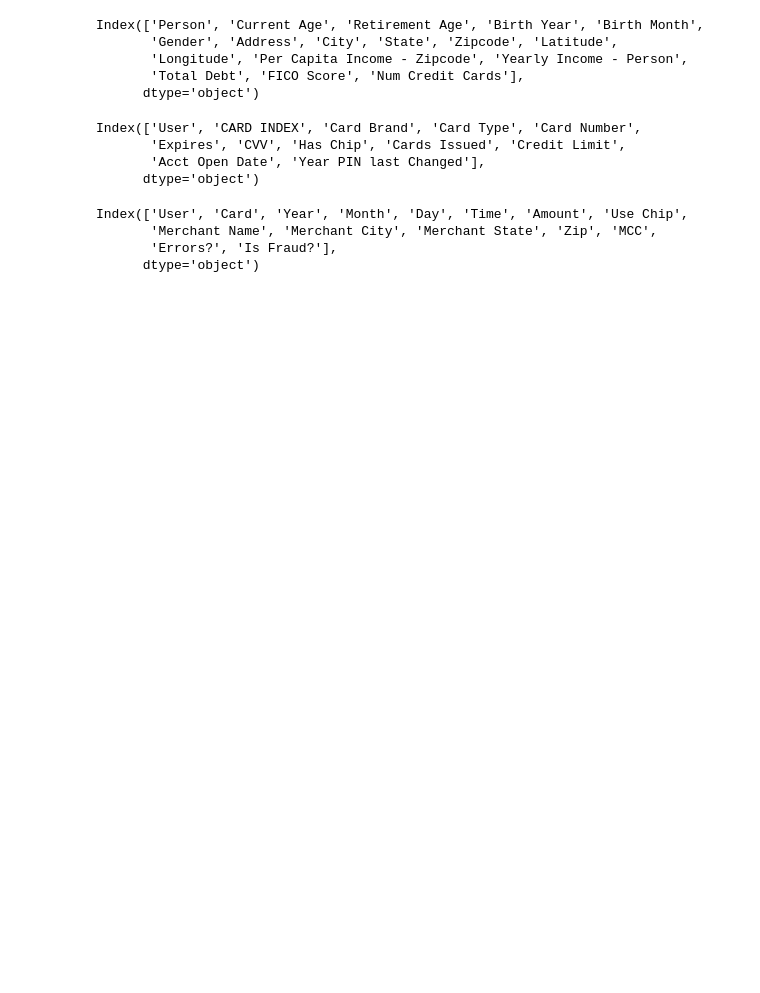
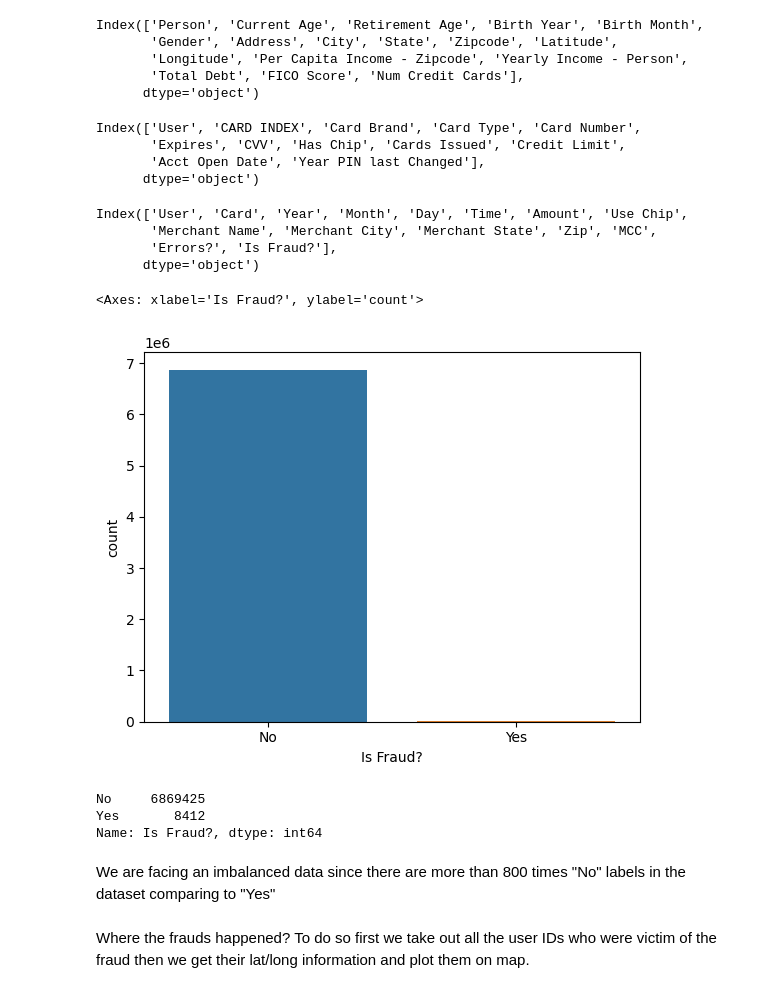
Before and after one commit to Hoomaaan/Finance-Fraud-Detection, a Jupyter notebook: main.ipynb, the cells around one changed output. Saved outputs shown, nothing was run; the diff lists cells and outputs as text; code cells hidden in the pictures; blank space fills up the shorter version.

```diff
--- a/main.ipynb
+++ b/main.ipynb
@@ -191,3 +192,18 @@ Index(['User', 'Card', 'Year', 'Month', 'Day', 'Time', 'Amount', 'Use Chip',
        'Merchant Name', 'Merchant City', 'Merchant State', 'Zip', 'MCC',
        'Errors?', 'Is Fraud?'],
       dtype='object')
+# %%
+sns.countplot(data=transactions_df, x='Is Fraud?')
+# %% [output]
+<Axes: xlabel='Is Fraud?', ylabel='count'>
+[figure, added]
+# %%
+transactions_df['Is Fraud?'].value_counts()
+# %% [output]
+No     6869425
+Yes       8412
+Name: Is Fraud?, dtype: int64
+# %% [markdown]
+We are facing an imbalanced data since there are more than 800 times "No" labels in the dataset comparing to "Yes"
+# %% [markdown]
+Where the frauds happened? To do so first we take out all the user IDs who were victim of the fraud then we get their lat/long information and plot them on map.
```
Also changed, not shown: parts of 42 cells of this notebook.
